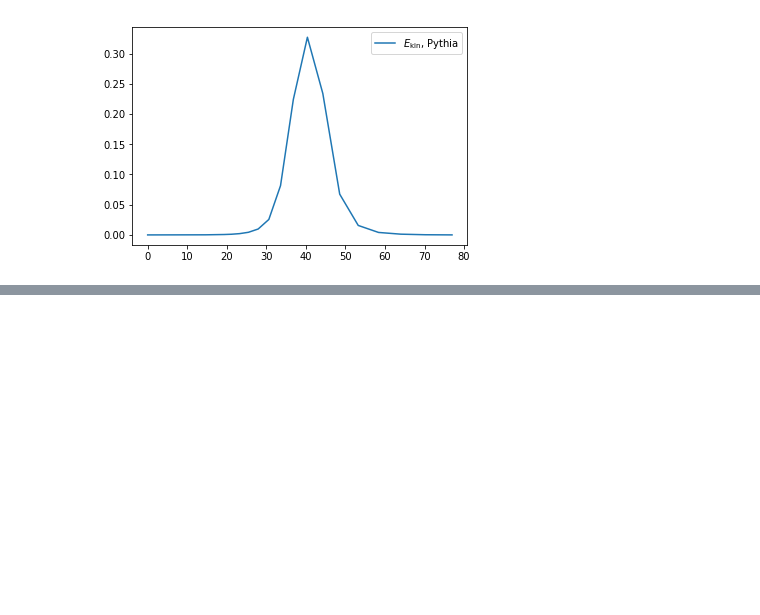
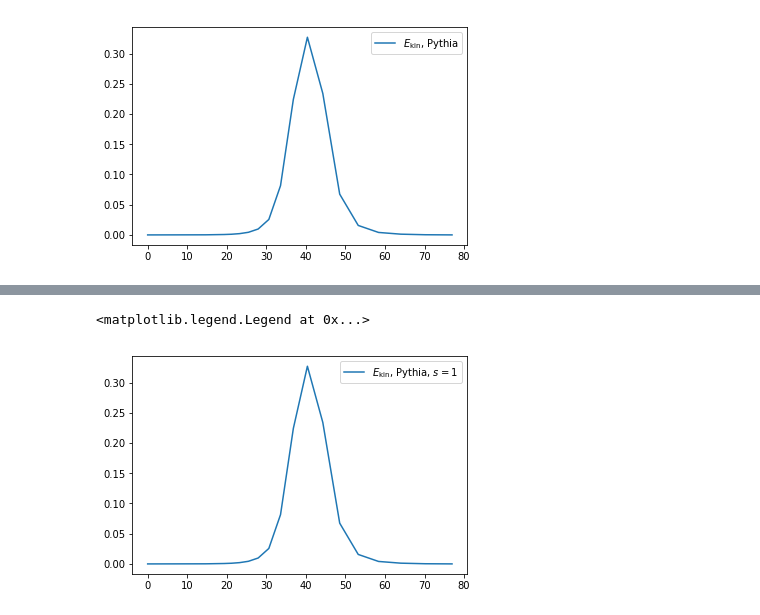
Before and after one commit to cnibl/DMann, a Jupyter notebook: results/nu-from-W-at-rest.ipynb, the cells around one changed output, grey strips where cells are left out. Cells and saved outputs as stored; diff of their text form; code cells hidden in the pictures; blank space fills up the shorter version.

```diff
--- a/results/nu-from-W-at-rest.ipynb
+++ b/results/nu-from-W-at-rest.ipynb
@@ -28,0 +41,8 @@ ax.legend(loc="best")
+# %%
+EPyt = np.genfromtxt("da-pyt8-mx80-ch24-int14-spin1.dat", skip_header=7)
+fig, ax = plt.subplots()
+ax.plot(EPyt[:,0],EPyt[:,1],label=r"$E_{\rm kin}$, Pythia, $s=1$")
+ax.legend(loc="best")
+# %% [output]
+<matplotlib.legend.Legend at 0x...>
+[figure, added]
```
Also changed, not shown: parts of 3 cells of this notebook, 3 other files.
